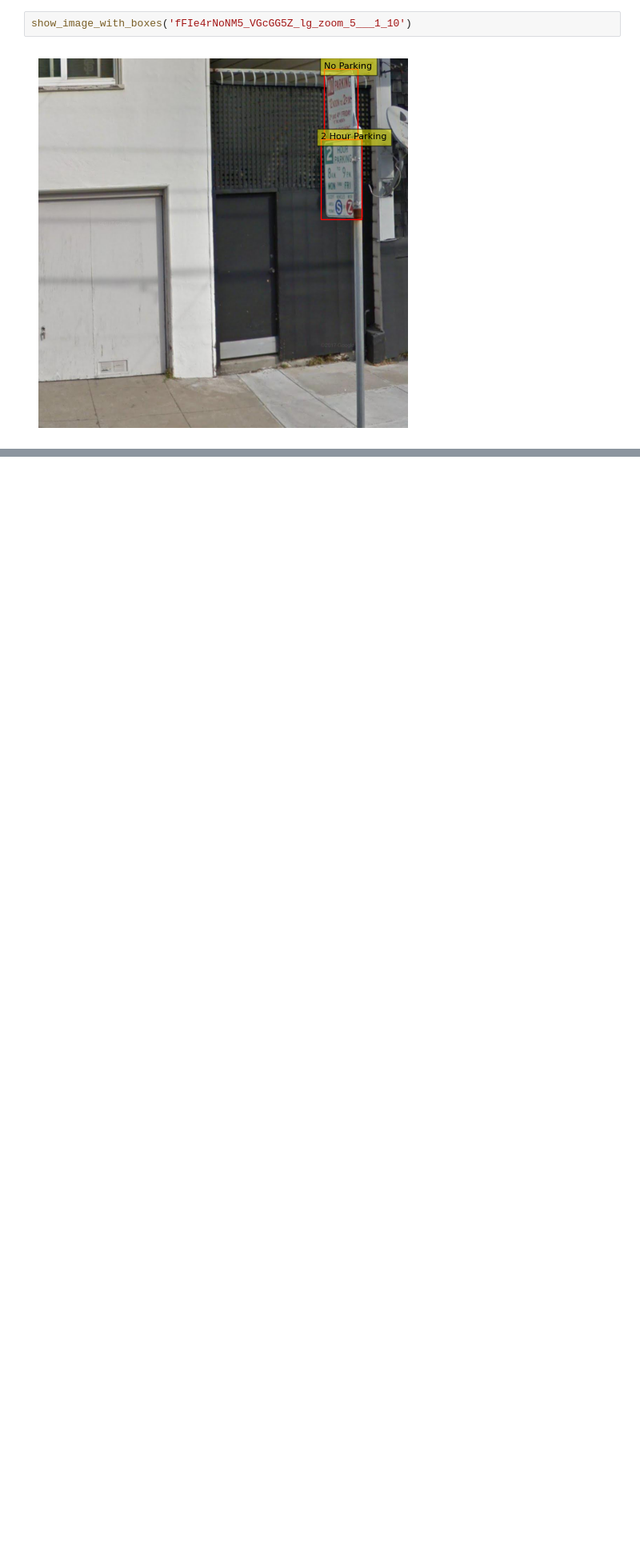
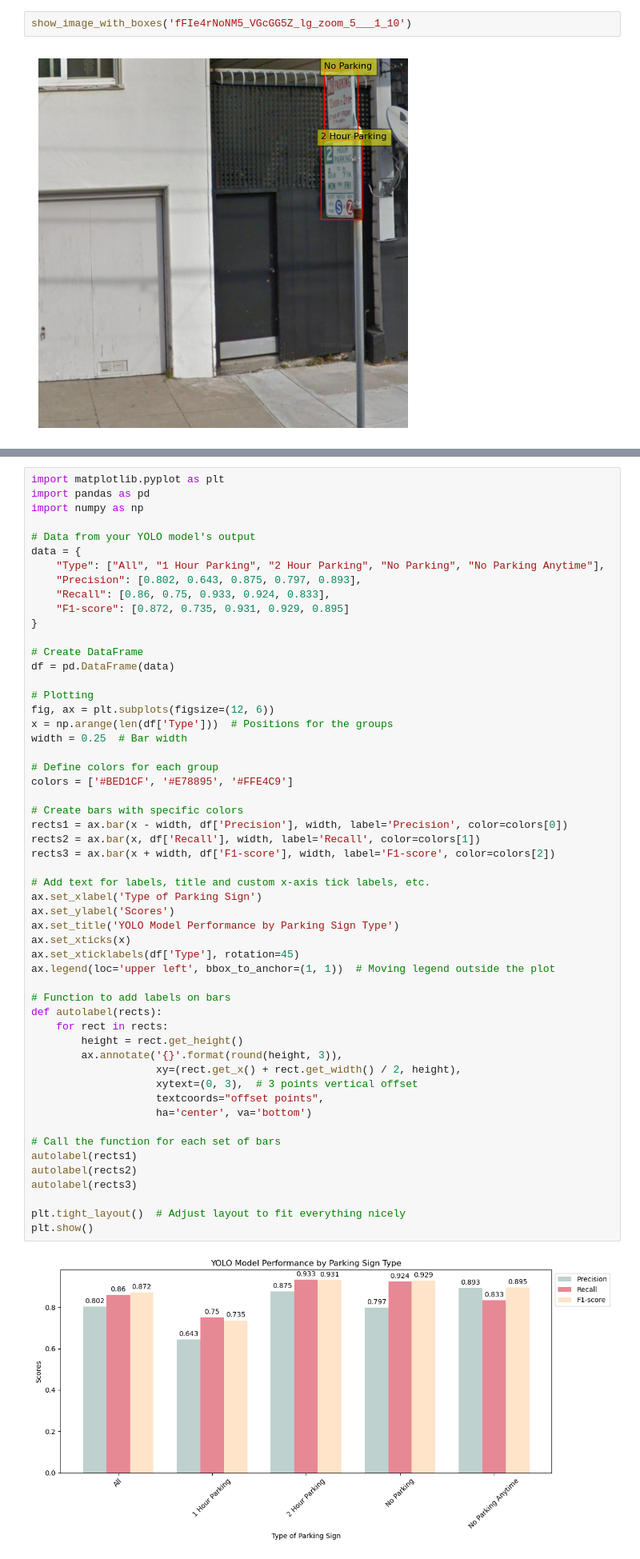
Before and after one commit to saadmalik96/NoParkingAllowed, a Jupyter notebook: model.ipynb, the cells around one changed output, grey strips where cells are left out. Shown at 80% size. Saved outputs shown, nothing was run; the diff lists cells and outputs as text; blank space fills up the shorter version.

```diff
--- a/model.ipynb
+++ b/model.ipynb
@@ -449,0 +508,56 @@ FileNotFoundError: [Errno 2] No such file or directory: '/Users/saad/Documents/G
+# %%
+import matplotlib.pyplot as plt
+import pandas as pd
+import numpy as np
+
+# Data from your YOLO model's output
+data = {
+    "Type": ["All", "1 Hour Parking", "2 Hour Parking", "No Parking", "No Parking Anytime"],
+    "Precision": [0.802, 0.643, 0.875, 0.797, 0.893],
+    "Recall": [0.86, 0.75, 0.933, 0.924, 0.833],
+    "F1-score": [0.872, 0.735, 0.931, 0.929, 0.895]
+}
+
+# Create DataFrame
+df = pd.DataFrame(data)
+
+# Plotting
+fig, ax = plt.subplots(figsize=(12, 6))
+x = np.arange(len(df['Type']))  # Positions for the groups
+width = 0.25  # Bar width
+
+# Define colors for each group
+colors = ['#BED1CF', '#E78895', '#FFE4C9']
+
+# Create bars with specific colors
+rects1 = ax.bar(x - width, df['Precision'], width, label='Precision', color=colors[0])
+rects2 = ax.bar(x, df['Recall'], width, label='Recall', color=colors[1])
+rects3 = ax.bar(x + width, df['F1-score'], width, label='F1-score', color=colors[2])
+
+# Add text for labels, title and custom x-axis tick labels, etc.
+ax.set_xlabel('Type of Parking Sign')
+ax.set_ylabel('Scores')
+ax.set_title('YOLO Model Performance by Parking Sign Type')
+ax.set_xticks(x)
+ax.set_xticklabels(df['Type'], rotation=45)
+ax.legend(loc='upper left', bbox_to_anchor=(1, 1))  # Moving legend outside the plot
+
+# Function to add labels on bars
+def autolabel(rects):
+    for rect in rects:
+        height = rect.get_height()
+        ax.annotate('{}'.format(round(height, 3)),
+                    xy=(rect.get_x() + rect.get_width() / 2, height),
+                    xytext=(0, 3),  # 3 points vertical offset
+                    textcoords="offset points",
+                    ha='center', va='bottom')
+
+# Call the function for each set of bars
+autolabel(rects1)
+autolabel(rects2)
+autolabel(rects3)
+
+plt.tight_layout()  # Adjust layout to fit everything nicely
+plt.show()
+# %% [output]
+[figure, added]
```
Also changed, not shown: parts of 61 cells of this notebook.
